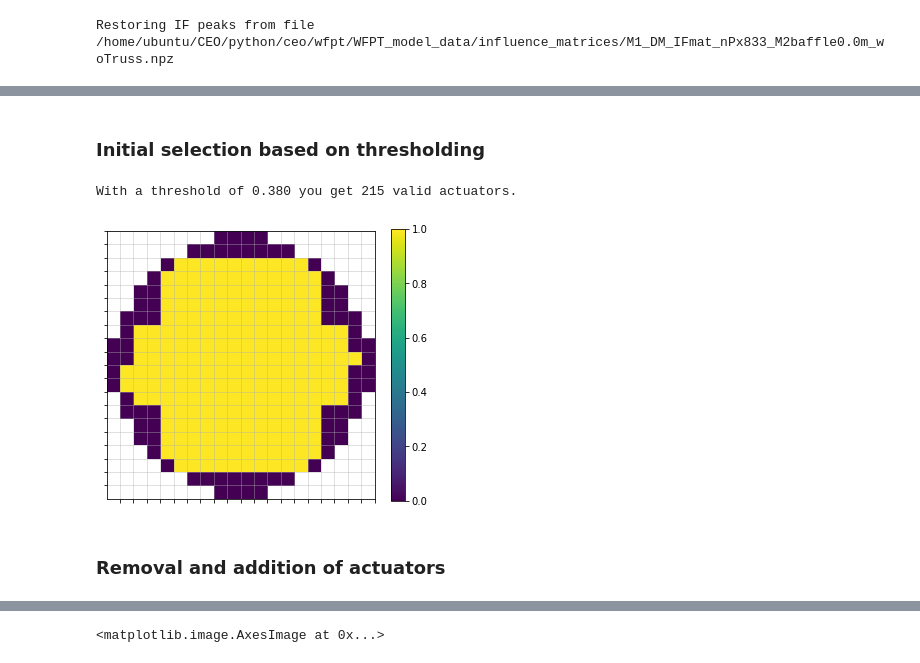
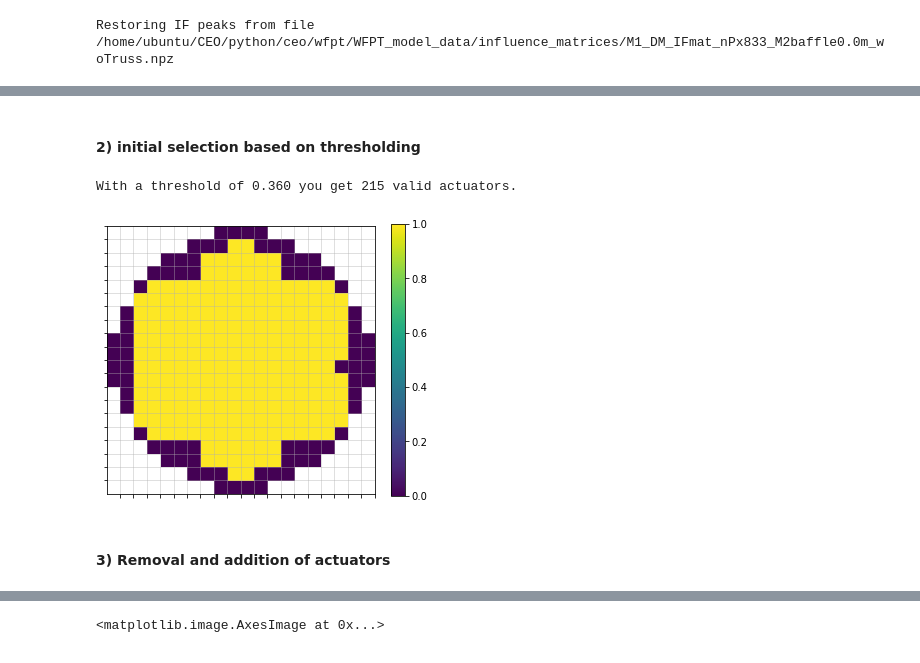
Before and after one commit to fquiros/CEO, a Jupyter notebook: python/ceo/wfpt/WFPT_DM_validacts_selection.ipynb, the cells around one changed output, grey strips where cells are left out. Saved outputs shown, nothing was run; the diff lists cells and outputs as text; code cells hidden in the pictures.

```diff
--- a/python/ceo/wfpt/WFPT_DM_validacts_selection.ipynb
+++ b/python/ceo/wfpt/WFPT_DM_validacts_selection.ipynb
@@ -49,12 +62,12 @@ wfpt_visulib.show_dm292(dms.IFpeaks*1e6, fig=fig, ax=ax, title='IF peak value (c
 # %% [markdown]
-### Initial selection based on thresholding
+#### 2) initial selection based on thresholding
 # %%
-thr = 0.38
+thr = 0.36
 dms.selection_with_threshold(thr)
 
 wfpt_visulib.show_dm292(dms.valid_acts)
 # %% [output]
-With a threshold of 0.380 you get 215 valid actuators.
+With a threshold of 0.360 you get 215 valid actuators.
-[figure, old version]
+[figure, new version]
 # %% [markdown]
-### Removal and addition of actuators
+####  3) Removal and addition of actuators
```
Also changed, not shown: parts of 14 cells of this notebook, 1 other file.
